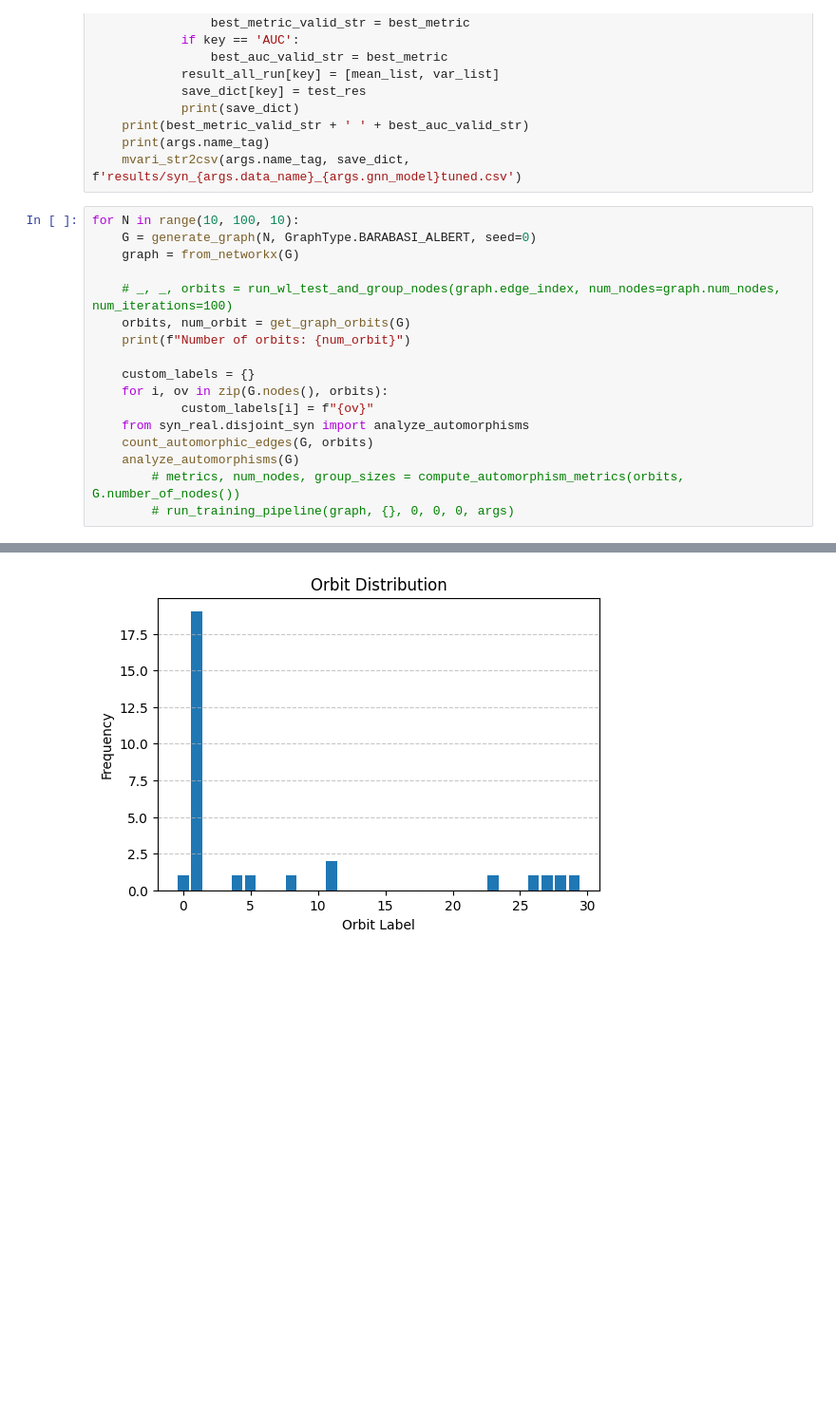
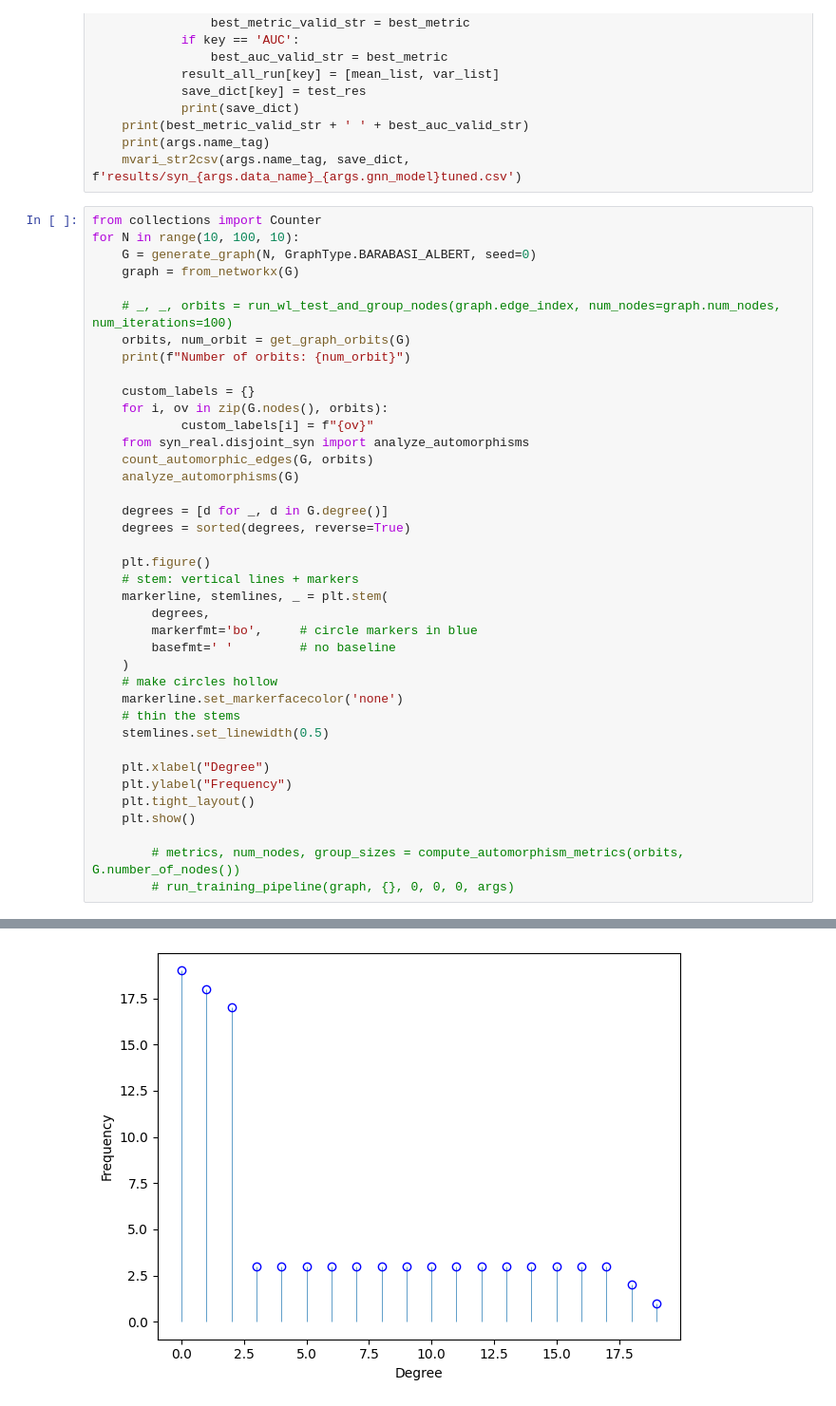
Before and after one commit to ChenS676/ANP4Link, a Jupyter notebook: syn_real/bara_albert.ipynb, the cells around one changed output, grey strips where cells are left out. Shown at 95% size. Saved outputs shown, nothing was run; the diff lists cells and outputs as text; blank space fills up the shorter version.

```diff
--- a/syn_real/bara_albert.ipynb
+++ b/syn_real/bara_albert.ipynb
@@ -747,6 +747,7 @@ def run_training_pipeline(data, metrics, inter, intra, total_edges, args):
     print(args.name_tag)
     mvari_str2csv(args.name_tag, save_dict, f'results/syn_{args.data_name}_{args.gnn_model}tuned.csv')
 # %%
+from collections import Counter
 for N in range(10, 100, 10):
     G = generate_graph(N, GraphType.BARABASI_ALBERT, seed=0)
     graph = from_networkx(G)
@@ -761,6 +762,27 @@ for N in range(10, 100, 10):
     from syn_real.disjoint_syn import analyze_automorphisms
     count_automorphic_edges(G, orbits)
     analyze_automorphisms(G)
+
+    degrees = [d for _, d in G.degree()]
+    degrees = sorted(degrees, reverse=True)
+
+    plt.figure()
+    # stem: vertical lines + markers
+    markerline, stemlines, _ = plt.stem(
+        degrees,
+        markerfmt='bo',     # circle markers in blue
+        basefmt=' '         # no baseline
+    )
+    # make circles hollow
+    markerline.set_markerfacecolor('none')
+    # thin the stems
+    stemlines.set_linewidth(0.5)
+
+    plt.xlabel("Degree")
+    plt.ylabel("Frequency")
+    plt.tight_layout()
+    plt.show()
+
         # metrics, num_nodes, group_sizes = compute_automorphism_metrics(orbits, G.number_of_nodes())
         # run_training_pipeline(graph, {}, 0, 0, 0, args)
 # %% [output]
@@ -786 +804 @@ Intra-orbit edges: 0, Inter-orbit edges: 125
-[figure, old version]
+[figure, new version]
```
Also changed, not shown: parts of 1 cell of this notebook, 7 other files.
